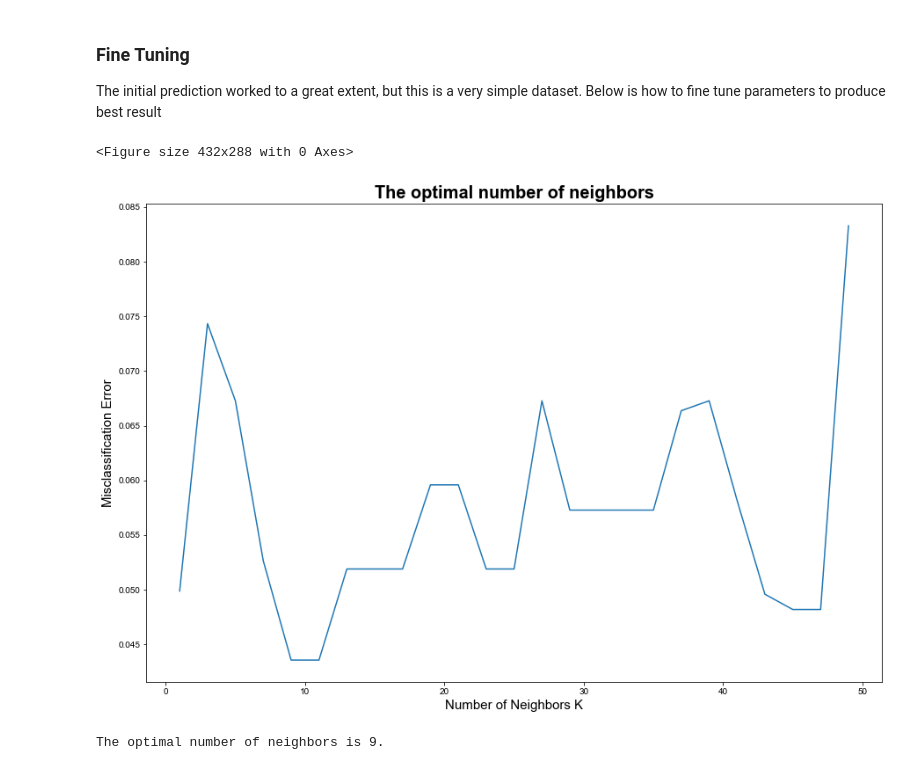
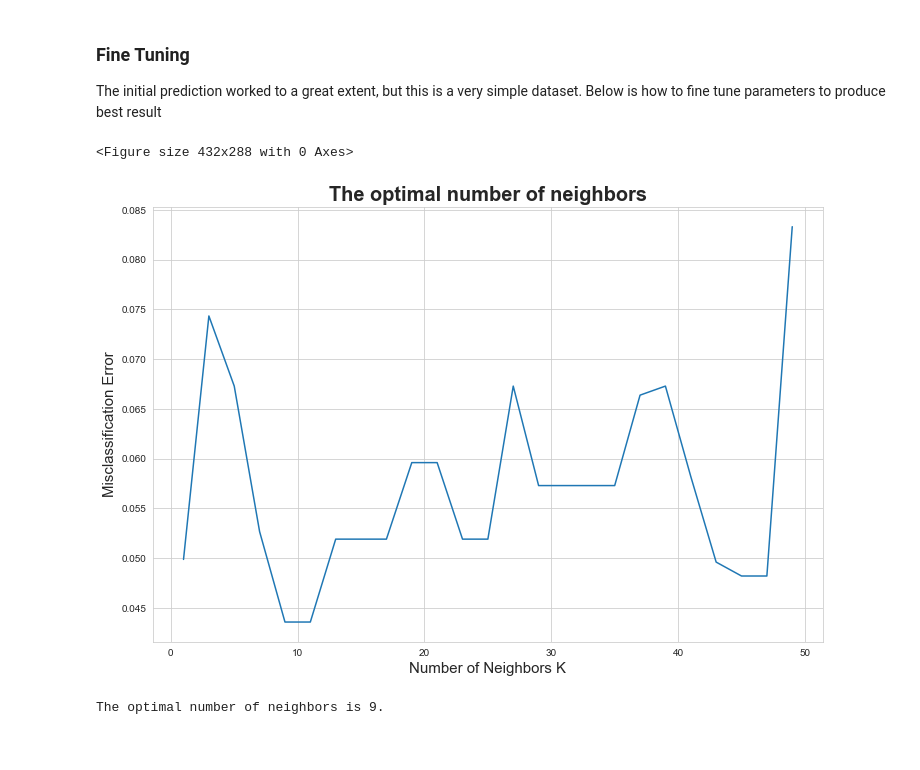
Before and after one commit to Headstorm/data-science-toolbox, a Jupyter notebook: clustering/KNN.ipynb, the cells around one changed output. Saved outputs shown, nothing was run; the diff lists cells and outputs as text; code cells hidden in the pictures.

Commit message:
add plots for KNN

```diff
--- a/clustering/KNN.ipynb
+++ b/clustering/KNN.ipynb
@@ -188,19 +184,19 @@ for k in k_list:
 # %%
 # misclassification error
 MSE = [1 - x for x in cv_scores]
 
 plt.figure()
-plt.figure(figsize=(15,10))
+plt.figure(figsize=(12, 8))
 plt.title('The optimal number of neighbors', fontsize=20, fontweight='bold')
 plt.xlabel('Number of Neighbors K', fontsize=15)
 plt.ylabel('Misclassification Error', fontsize=15)
 sns.set_style("whitegrid")
 plt.plot(k_list, MSE)
 
 plt.show()
 # %% [output]
 <Figure size 432x288 with 0 Axes>
-[figure, old version]
+[figure, new version]
 # %%
 # finding best k
 best_k = k_list[MSE.index(min(MSE))]
```
Also changed, not shown: parts of 3 cells of this notebook.
